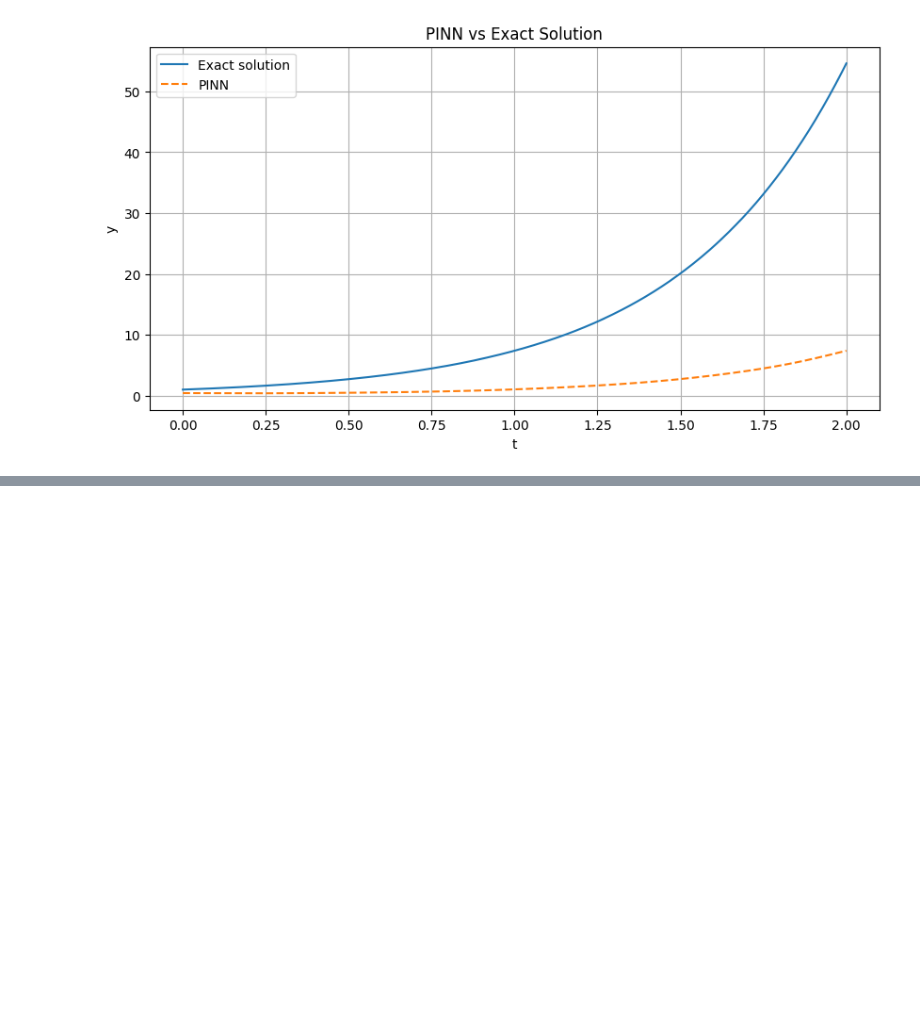
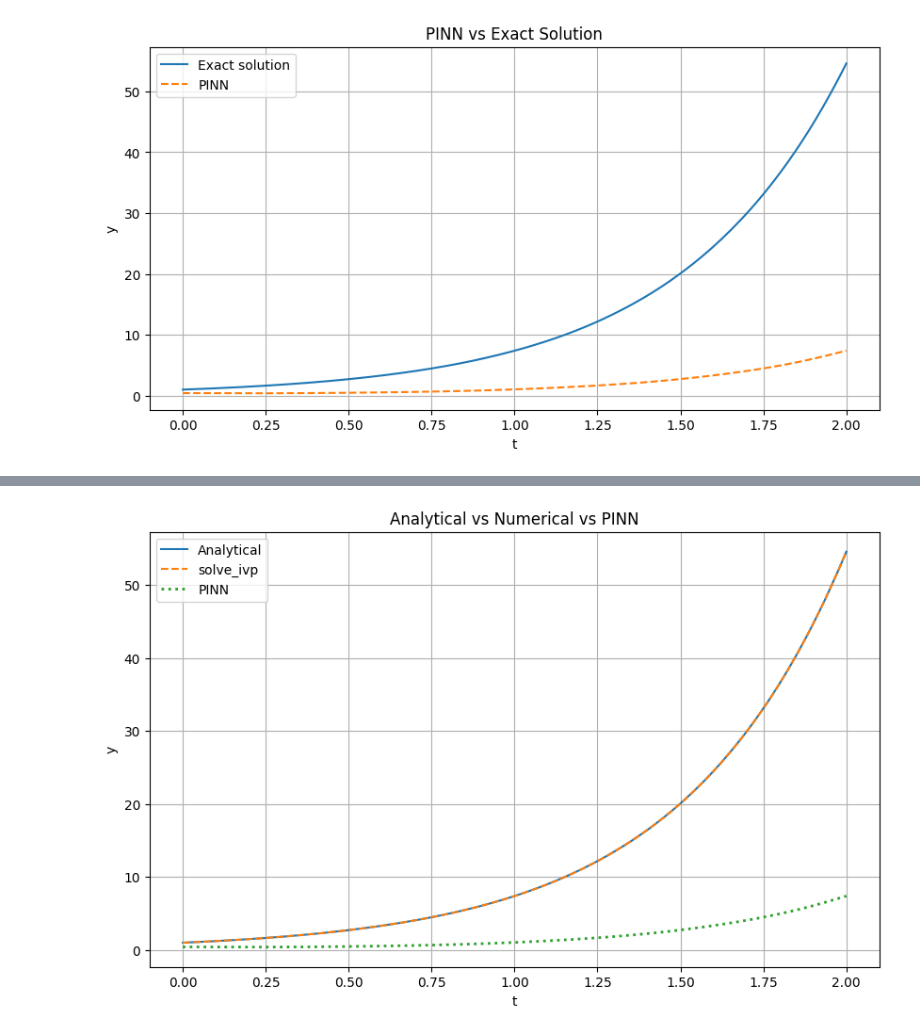
Before and after one commit to AnirbansarkarS/PINN-Research-notebooks, a Jupyter notebook: Notebook 04 — Your First Physics-Informed Neural Network.ipynb, the cells around one changed output, grey strips where cells are left out. Drawn from its saved outputs; the diff is of its cells as text; code cells hidden in the pictures; blank space fills up the shorter version.

```diff
--- a/Notebook 04 — Your First Physics-Informed Neural Network.ipynb
+++ b/Notebook 04 — Your First Physics-Informed Neural Network.ipynb
@@ -561,0 +670,46 @@ plt.show()
+# %%
+def simple_ode(t, y):
+    return 2 * y
+
+
+numerical_solution = solve_ivp(
+    simple_ode,
+    (0, 2),
+    [1],
+    t_eval=t_test_np
+)
+
+y_numerical = numerical_solution.y[0]
+
+plt.figure(figsize=(10, 6))
+
+plt.plot(
+    t_test_np,
+    y_exact,
+    label="Analytical"
+)
+
+plt.plot(
+    t_test_np,
+    y_numerical,
+    "--",
+    label="solve_ivp"
+)
+
+plt.plot(
+    t_test_np,
+    y_pinn,
+    ":",
+    linewidth=2,
+    label="PINN"
+)
+
+plt.xlabel("t")
+plt.ylabel("y")
+plt.title("Analytical vs Numerical vs PINN")
+plt.grid(True)
+plt.legend()
+
+plt.show()
+# %% [output]
+[figure, added]
```
Also changed, not shown: parts of 14 cells of this notebook.
